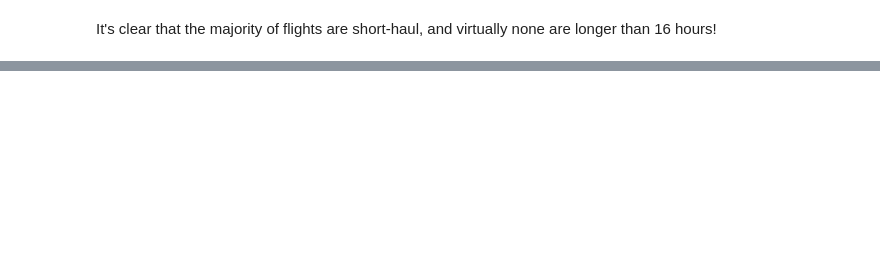
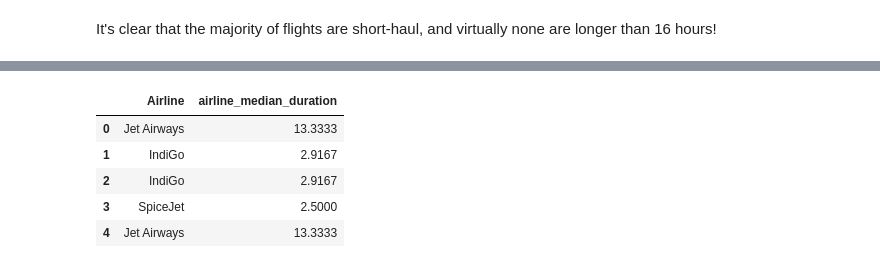
Before and after one commit to aziscript/Python-for-data-analysis, a Jupyter notebook: EDAinPython.ipynb, the cells around one changed output, grey strips where cells are left out. Cells and saved outputs as stored; diff of their text form; code cells hidden in the pictures; blank space fills up the shorter version.

```diff
--- a/EDAinPython.ipynb
+++ b/EDAinPython.ipynb
@@ -716,0 +833,5 @@ It's clear that the majority of flights are short-haul, and virtually none are l
+# %%
+# Median Duration by Airline
+planes["airline_median_duration"] = planes.groupby("Airline")["Duration"].transform("median")
+
+planes[["Airline","airline_median_duration"]].value_counts()
@@ -716,0 +849,9 @@ It's clear that the majority of flights are short-haul, and virtually none are l
+# %%
+planes[["Airline","airline_median_duration"]].head()
+# %% [output]
+|  | Airline | airline_median_duration |
+| 0 | Jet Airways | 13.3333 |
+| 1 | IndiGo | 2.9167 |
+| 2 | IndiGo | 2.9167 |
+| 3 | SpiceJet | 2.5000 |
+| 4 | Jet Airways | 13.3333 |
```
Also changed, not shown: parts of 20 cells of this notebook.
